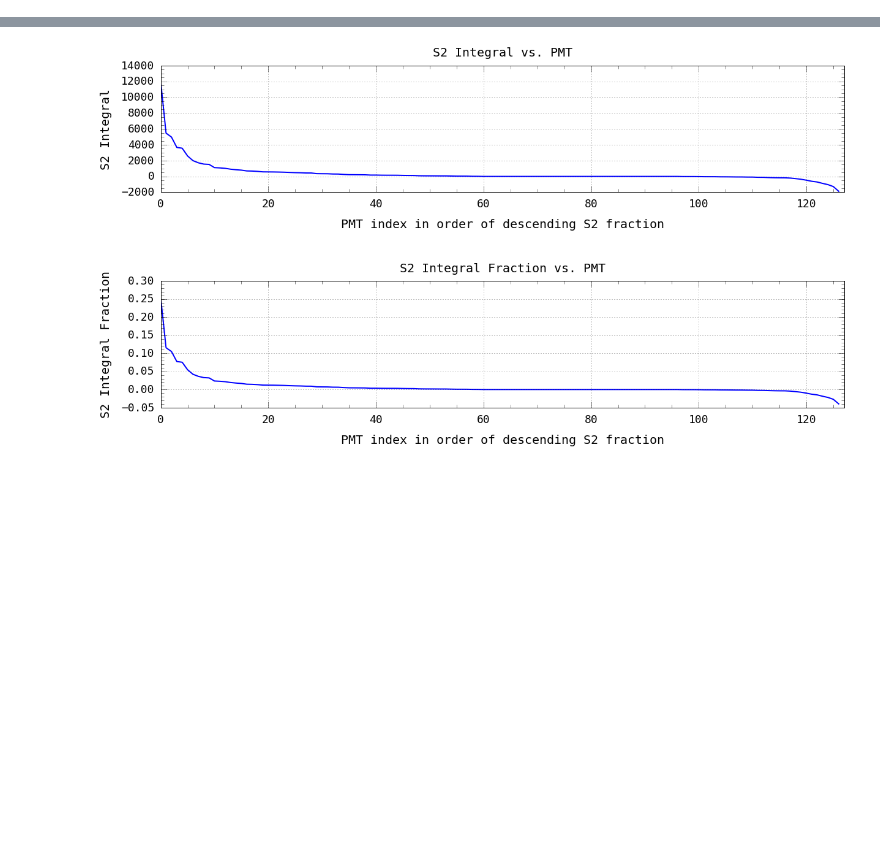
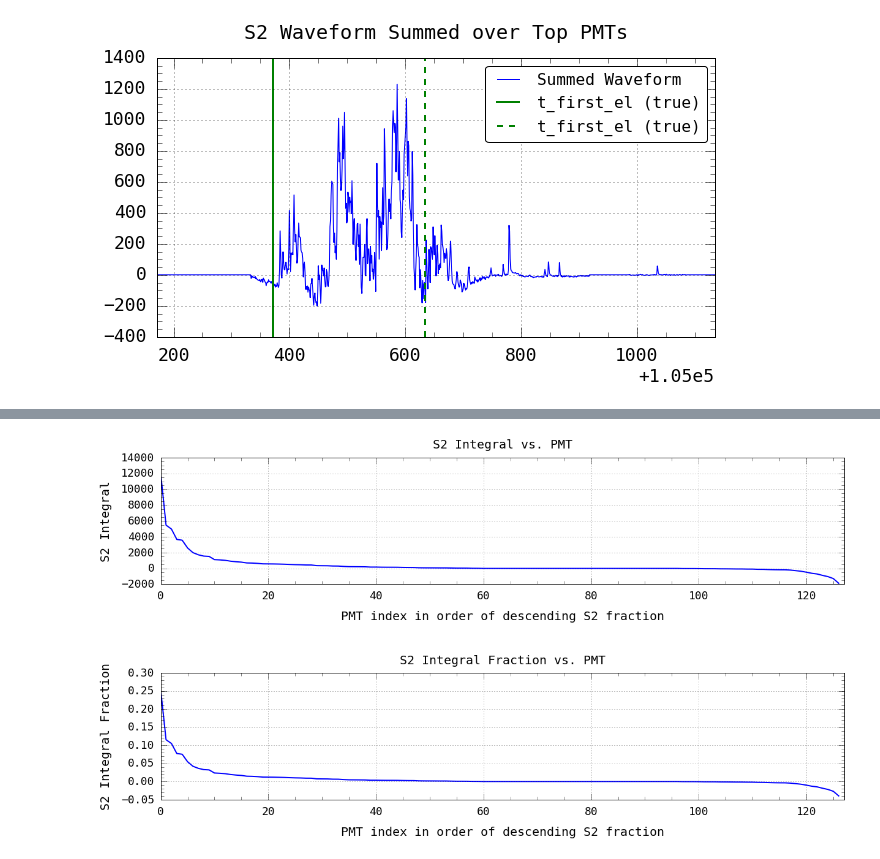
Before and after one commit to dbarg/pax_reconstruction, a Jupyter notebook: plot_s2_waveforms.ipynb, the cells around one changed output, grey strips where cells are left out. Cells and saved outputs as stored; diff of their text form; code cells hidden in the pictures; blank space fills up the shorter version.

```diff
--- a/plot_s2_waveforms.ipynb
+++ b/plot_s2_waveforms.ipynb
@@ -66,0 +232,22 @@ x1  = s1 + eps
+# %%
+
+####################################################################################################
+# Plot S2 Summed Waveform
+####################################################################################################
+
+f = plt.figure(figsize=[10, 5])
+plt.plot(df_sum, label="Summed Waveform", linewidth=1)
+plt.title("S2 Waveform Summed over Top PMTs", y=1.05)
+plt.axvline(x=samp0_s2, color='g', linestyle='solid' , label='t_first_el (true)')
+plt.axvline(x=samp1_s2, color='g', linestyle='dashed', label='t_first_el (true)')
+plt.xlim([samp0_s2 - 200, samp1_s2 + 500])
+
+leg = plt.legend(fontsize=16)
+
+plt.close()
+
+print()
+display(f)
+print()
+# %% [output]
+[figure, added]
```
Also changed, not shown: parts of 13 cells of this notebook, 2 other files.
